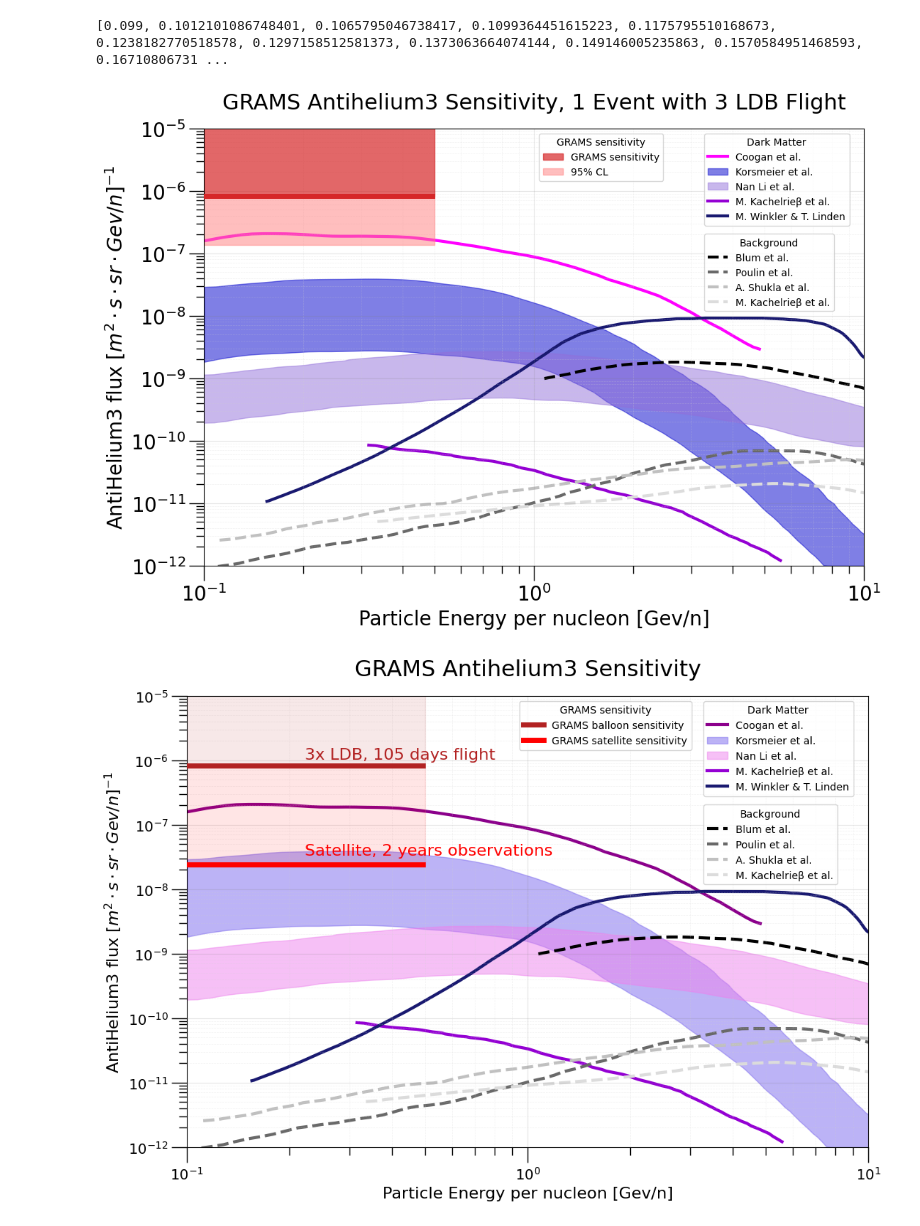
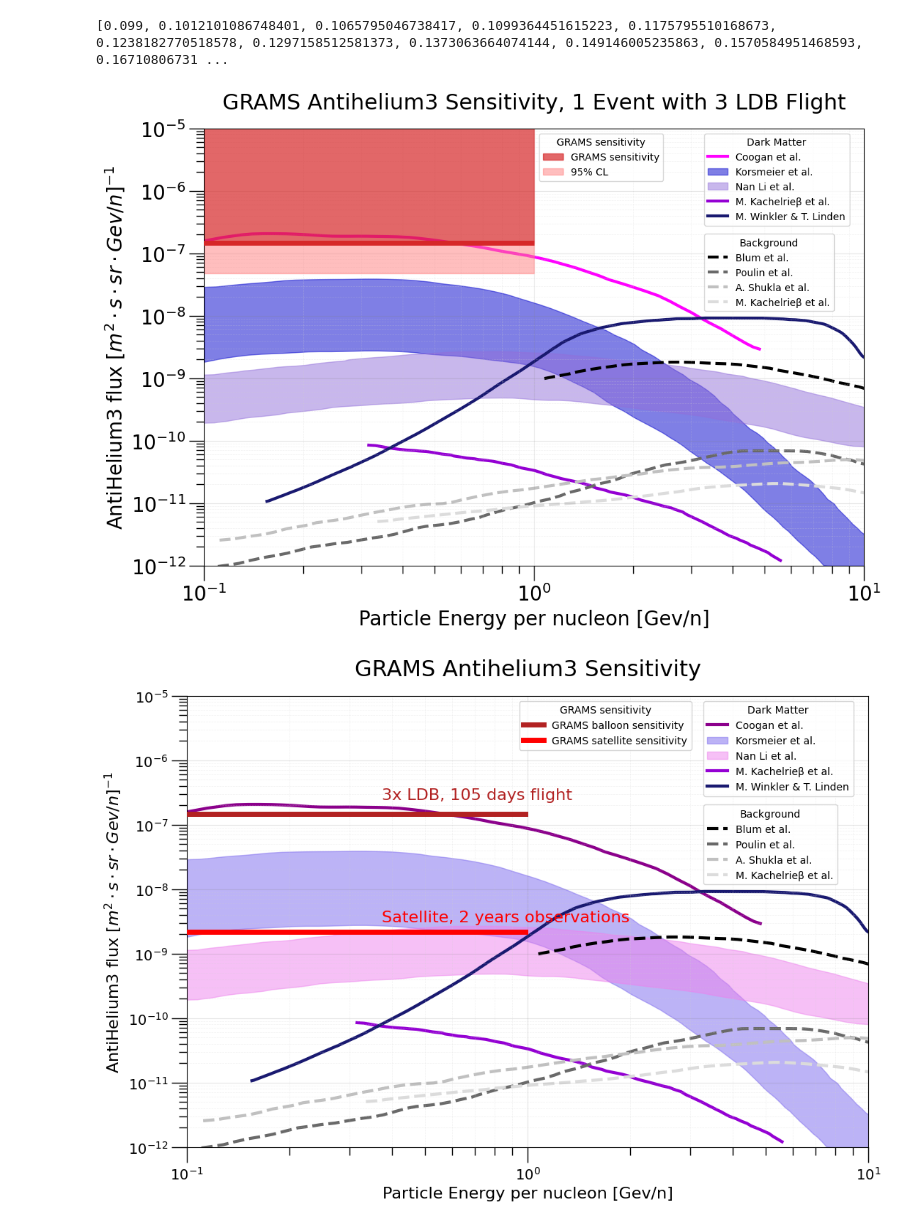
Before and after one commit to Eclipsedclaw/GRAMS, a Jupyter notebook: analysis/2023_Paper/flux_plot.ipynb, the cells around one changed output. Drawn from its saved outputs; the diff is of its cells as text; code cells hidden in the pictures.

```diff
--- a/analysis/2023_Paper/flux_plot.ipynb
+++ b/analysis/2023_Paper/flux_plot.ipynb
@@ -120,10 +120,10 @@ BKG_M_Kachelrie_background_x, BKG_M_Kachelrie_background_y = smooth_with_gaussia
 import matplotlib.pyplot as plt
 import numpy as np
 
-GRAMS_antihelium3_x = np.linspace(0.1, 0.5, 100)
-GRAMS_antihelium3_y = np.full_like(GRAMS_antihelium3_x, 8.39e-7)
+GRAMS_antihelium3_x = np.linspace(0.1, 1, 100)
+GRAMS_antihelium3_y = np.full_like(GRAMS_antihelium3_x, 1.47e-7)
 GRAMS_antihelium3_upper = np.full_like(GRAMS_antihelium3_x, 1)
-GRAMS_antihelium3_lower = np.full_like(GRAMS_antihelium3_x, 4.26e-7/3.09)
+GRAMS_antihelium3_lower = np.full_like(GRAMS_antihelium3_x, 1.47e-7/3.09)
 
 # Interpolate lower y-values onto the upper x-values for both Korsmeier and Nan Li
 DM_Korsmeier_lower_y_interp = np.interp(DM_Korsmeier_upper_x, DM_Korsmeier_lower_x, DM_Korsmeier_lower_y)
@@ -159,43 +159,43 @@ plt.xlim(0.1, 10)  # Adjust the limits to match your data
 plt.ylim(1e-12, 1e-5)
 
 plt.title("GRAMS Antihelium3 Sensitivity, 1 Event with 3 LDB Flight", fontsize=22, pad=20)  # Increase font size for the title
 
 # Adjust tick font size
 plt.tick_params(axis='both', labelsize=20)  # Increase font size for axis ticks
 
 # Adjust tick parameters
 plt.gca().tick_params(axis='both', which='major', length=15, width=1)  # Major ticks
 plt.gca().tick_params(axis='both', which='minor', length=8, width=1)  # Minor ticks
 
 # Create separate legends for datasets and ranges using bbox_to_anchor to place them separately
 first_legend = plt.legend(handles=[GRAMS1, GRAMS2], loc='upper left', title="GRAMS sensitivity", bbox_to_anchor=(0.5, 1), fontsize=10)
 second_legend = plt.legend(handles=[DM1, DM2, DM3, DM4, DM5], loc='upper left', title="Dark Matter", bbox_to_anchor=(0.75, 1), fontsize=10)
 third_legend = plt.legend(handles=[BKG1, BKG2, BKG3, BKG4], loc='upper left', title="Background", bbox_to_anchor=(0.75, 0.77), fontsize=10)
 
 # Add the legends to the plot
 plt.gca().add_artist(first_legend)
 plt.gca().add_artist(second_legend)
 
 # Enable minor ticks
 plt.minorticks_on()
 
 # Add finer gridlines
 plt.grid(which="major", linestyle='-', linewidth=0.8, color='gray', alpha = 0.2)  # Major gridlines
 plt.grid(which="minor", linestyle='--', linewidth=0.5, color='lightgray', alpha = 0.3)  # Minor gridlines
 
 # Show the plot
 plt.show()
 # %% [output]
-[figure, old version]
+[figure, new version]
 # %%
 import matplotlib.pyplot as plt
 import numpy as np
 from matplotlib.patches import Polygon
 
-GRAMSsatellite_antihelium3_x = np.linspace(0.1, 0.5, 100)
-GRAMSsatellite_antihelium3_y = np.full_like(GRAMSsatellite_antihelium3_x, 2.40e-8)
+GRAMSsatellite_antihelium3_x = np.linspace(0.1, 1, 100)
+GRAMSsatellite_antihelium3_y = np.full_like(GRAMSsatellite_antihelium3_x, 2.16e-9)
 GRAMSsatellite_antihelium3_upper = np.full_like(GRAMSsatellite_antihelium3_x, 1)
-GRAMSsatellite_antihelium3_lower = np.full_like(GRAMSsatellite_antihelium3_x, 1.97e-8/3.09)
+GRAMSsatellite_antihelium3_lower = np.full_like(GRAMSsatellite_antihelium3_x, 2.16e-9/3.09)
 
 # Interpolate lower y-values onto the upper x-values for both Korsmeier and Nan Li
 DM_Korsmeier_lower_y_interp = np.interp(DM_Korsmeier_upper_x, DM_Korsmeier_lower_x, DM_Korsmeier_lower_y)
@@ -210,7 +210,7 @@ GRAMS0, = plt.plot(GRAMS_antihelium3_x[0:98], GRAMS_antihelium3_y[0:98], color="
 # Add text label
 plt.text(
     GRAMS_antihelium3_x[30],  # X-coordinate near the middle of the line
-    GRAMS_antihelium3_y[50] + 2e-7,  # Y-coordinate near the middle of the line
+    GRAMS_antihelium3_y[50] + 1e-7,  # Y-coordinate near the middle of the line
     "3x LDB, 105 days flight",  # Text to display
     color="firebrick",  # Text color
     fontsize=16,  # Text size
@@ -218,7 +218,7 @@ plt.text(
 )
 
 # GRAMS sensitivity shaded area and lower bound
-GRAMS1 = plt.fill_between(GRAMS_antihelium3_x, GRAMS_antihelium3_upper, GRAMS_antihelium3_y, color="firebrick", alpha=0.1, zorder=2)
+#GRAMS1 = plt.fill_between(GRAMS_antihelium3_x, GRAMS_antihelium3_upper, GRAMS_antihelium3_y, color="firebrick", alpha=0.1, zorder=2)
 #GRAMS2, = plt.plot(GRAMS_antihelium3_x, GRAMS_antihelium3_lower, linestyle='dashed', color="firebrick", alpha=1, label="balloon 95% CL", zorder=4)
 '''
 # Calculate geometric mean (center for log scale)
@@ -247,13 +247,13 @@ plt.text(
 GRAMS3, = plt.plot(GRAMSsatellite_antihelium3_x[0:98], GRAMSsatellite_antihelium3_y[0:98], color="red", label="GRAMS satellite sensitivity", linewidth = 5, zorder=3)
 plt.text(
     GRAMSsatellite_antihelium3_x[30],  # X-coordinate near the middle of the line
-    GRAMSsatellite_antihelium3_y[50]+1e-8,  # Y-coordinate near the middle of the line
+    GRAMSsatellite_antihelium3_y[50]+1e-9,  # Y-coordinate near the middle of the line
     "Satellite, 2 years observations",  # Text to display
     color="red",  # Text color
     fontsize=16,  # Text size
     #fontweight="bold"  # Bold text
 )
-GRAMS4 = plt.fill_between(GRAMSsatellite_antihelium3_x, GRAMS_antihelium3_y, GRAMSsatellite_antihelium3_y, color="red", alpha=0.1, zorder=2)
+#GRAMS4 = plt.fill_between(GRAMSsatellite_antihelium3_x, GRAMS_antihelium3_y, GRAMSsatellite_antihelium3_y, color="red", alpha=0.1, zorder=2)
 #GRAMS5, = plt.plot(GRAMSsatellite_antihelium3_x, GRAMSsatellite_antihelium3_lower, linestyle='dashed', color="red", alpha=1, label="Satellite 95% CL", zorder=4)
 '''
 # Calculate geometric mean (center for log scale)
@@ -327,4 +327,4 @@ plt.grid(which="minor", linestyle='--', linewidth=0.5, color='lightgray', alpha
 # Show the plot
 plt.show()
 # %% [output]
-[figure, old version]
+[figure, new version]
```
Also changed, not shown: 16 other files.
